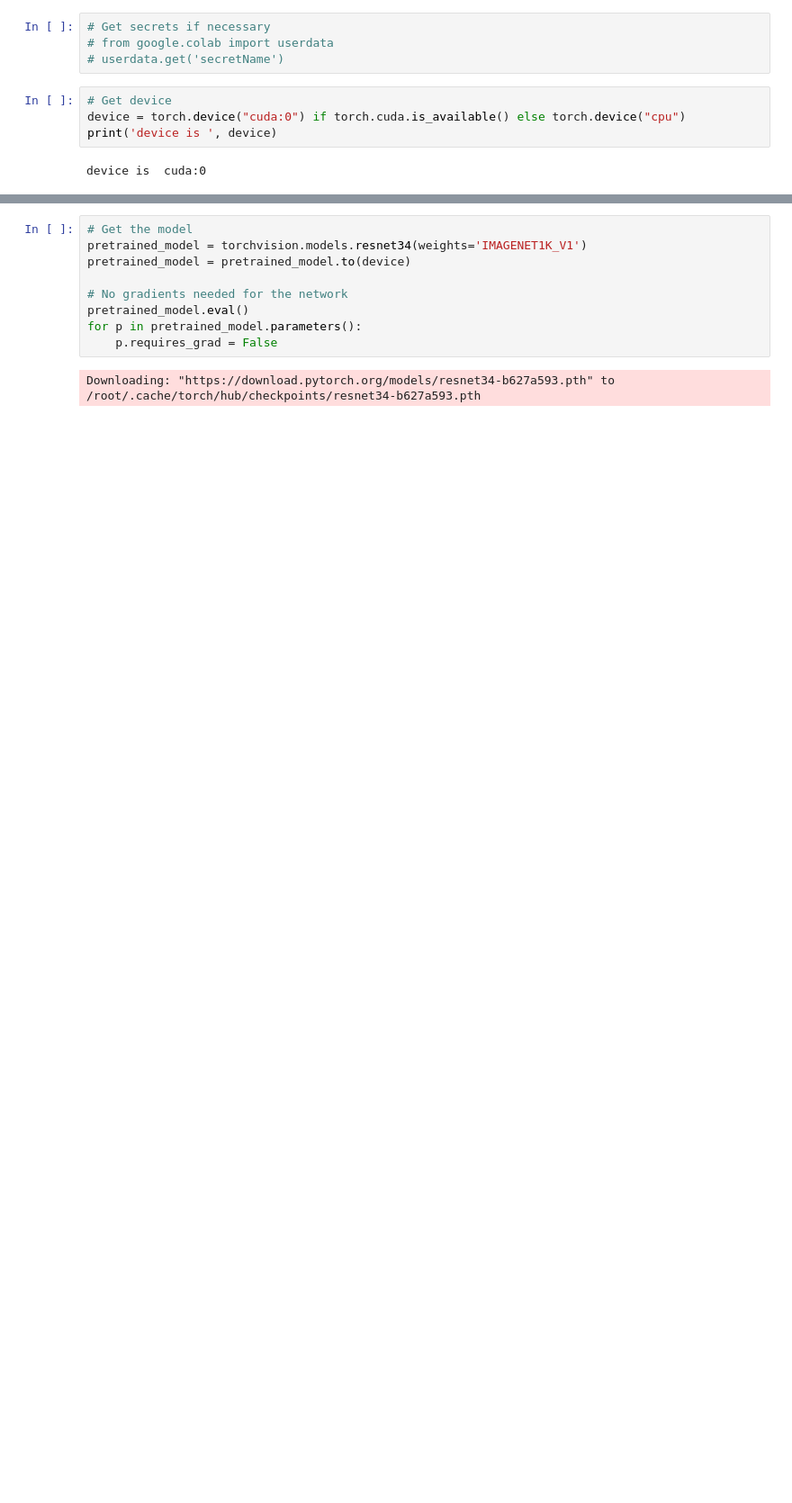
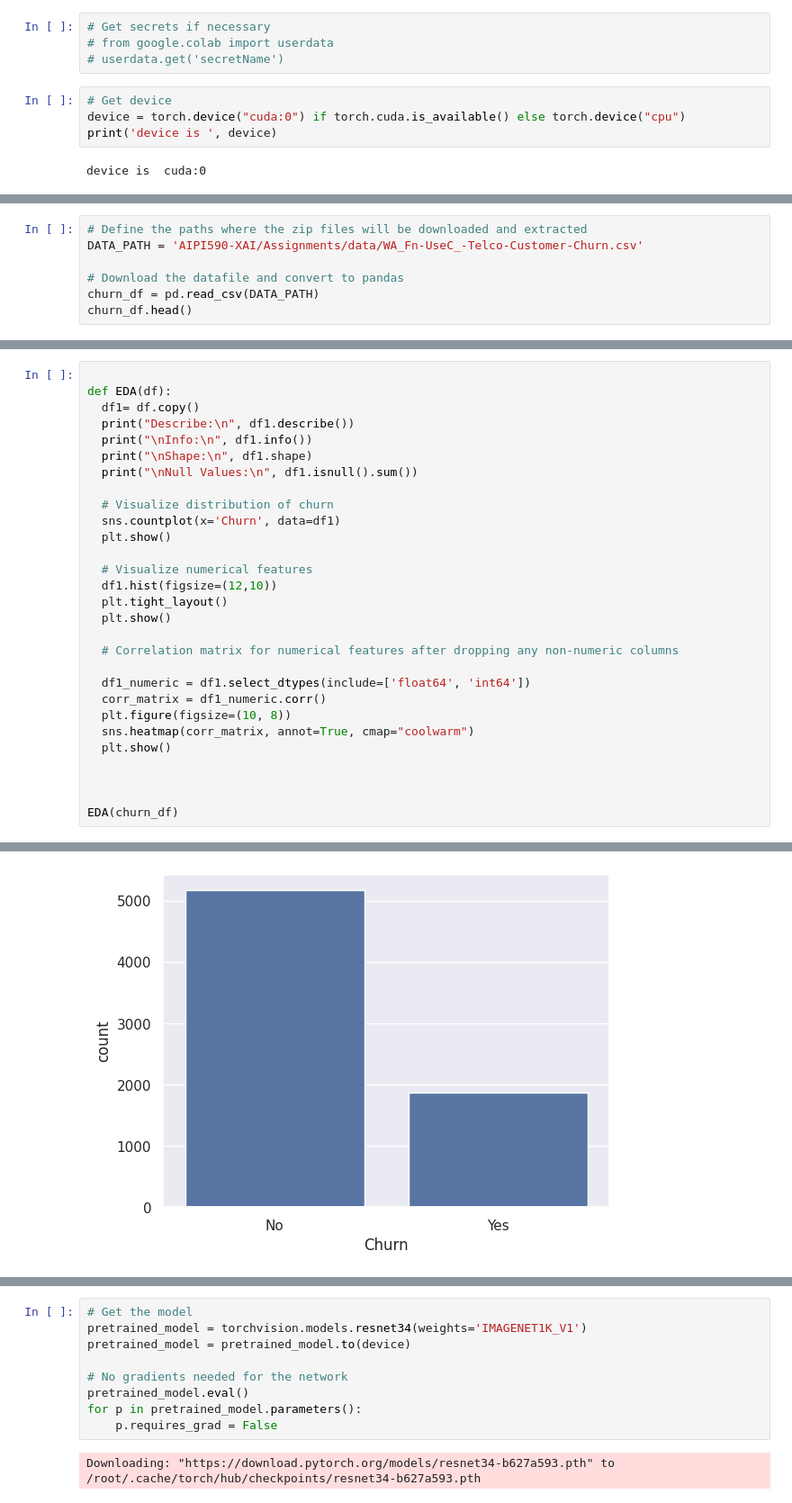
Before and after one commit to mille055/AIPI590-XAI, a Jupyter notebook: Assignments/03_Interpretable_AI.ipynb, the cells around one changed output, grey strips where cells are left out. Shown at 90% size. Saved outputs shown, nothing was run; the diff lists cells and outputs as text; blank space fills up the shorter version.

```diff
--- a/Assignments/03_Interpretable_AI.ipynb
+++ b/Assignments/03_Interpretable_AI.ipynb
@@ -182,0 +107,7 @@ Batch of labels: tensor([121, 937, 810, 627, 132, 775, 411, 622, 672, 561, 951,
+# %%
+# Define the paths where the zip files will be downloaded and extracted
+DATA_PATH = 'AIPI590-XAI/Assignments/data/WA_Fn-UseC_-Telco-Customer-Churn.csv'
+
+# Download the datafile and convert to pandas
+churn_df = pd.read_csv(DATA_PATH)
+churn_df.head()
@@ -182,0 +122,30 @@ Batch of labels: tensor([121, 937, 810, 627, 132, 775, 411, 622, 672, 561, 951,
+# %%
+
+def EDA(df):
+  df1= df.copy()
+  print("Describe:\n", df1.describe())
+  print("\nInfo:\n", df1.info())
+  print("\nShape:\n", df1.shape)
+  print("\nNull Values:\n", df1.isnull().sum())
+
+  # Visualize distribution of churn
+  sns.countplot(x='Churn', data=df1)
+  plt.show()
+
+  # Visualize numerical features
+  df1.hist(figsize=(12,10))
+  plt.tight_layout()
+  plt.show()
+
+  # Correlation matrix for numerical features after dropping any non-numeric columns
+
+  df1_numeric = df1.select_dtypes(include=['float64', 'int64'])
+  corr_matrix = df1_numeric.corr()
+  plt.figure(figsize=(10, 8))
+  sns.heatmap(corr_matrix, annot=True, cmap="coolwarm")
+  plt.show()
+
+
+
+EDA(churn_df)
+# %% [output]
@@ -182,0 +169 @@ Batch of labels: tensor([121, 937, 810, 627, 132, 775, 411, 622, 672, 561, 951,
+[figure, added]
```
Also changed, not shown: parts of 9 cells of this notebook.
